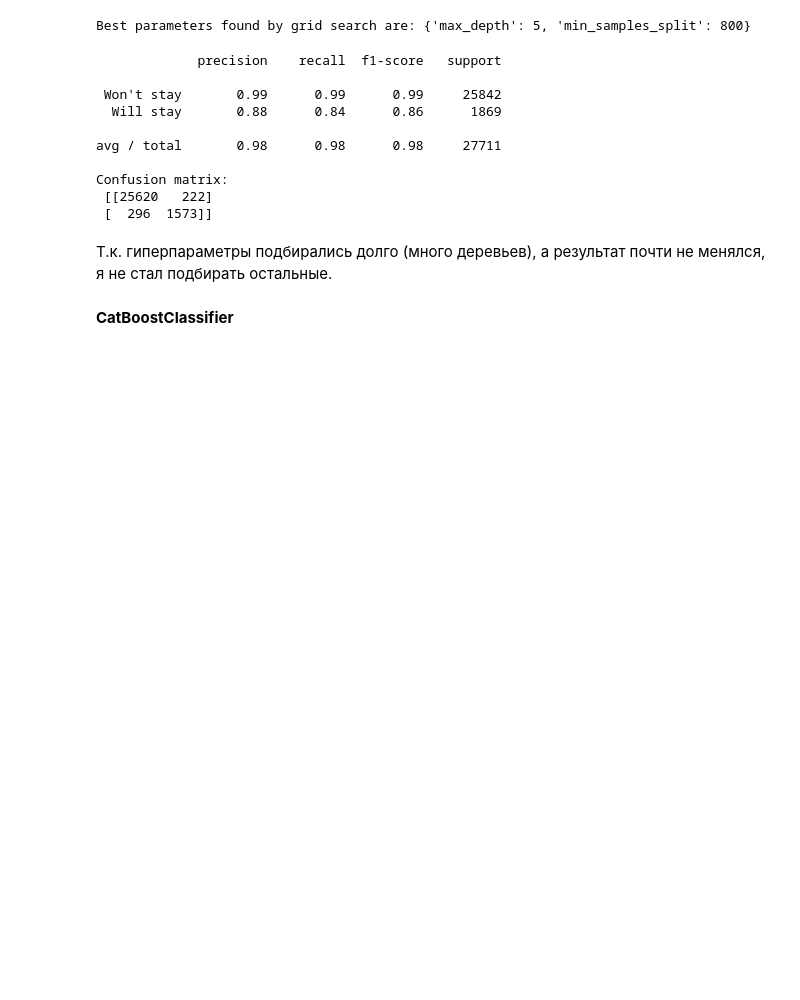
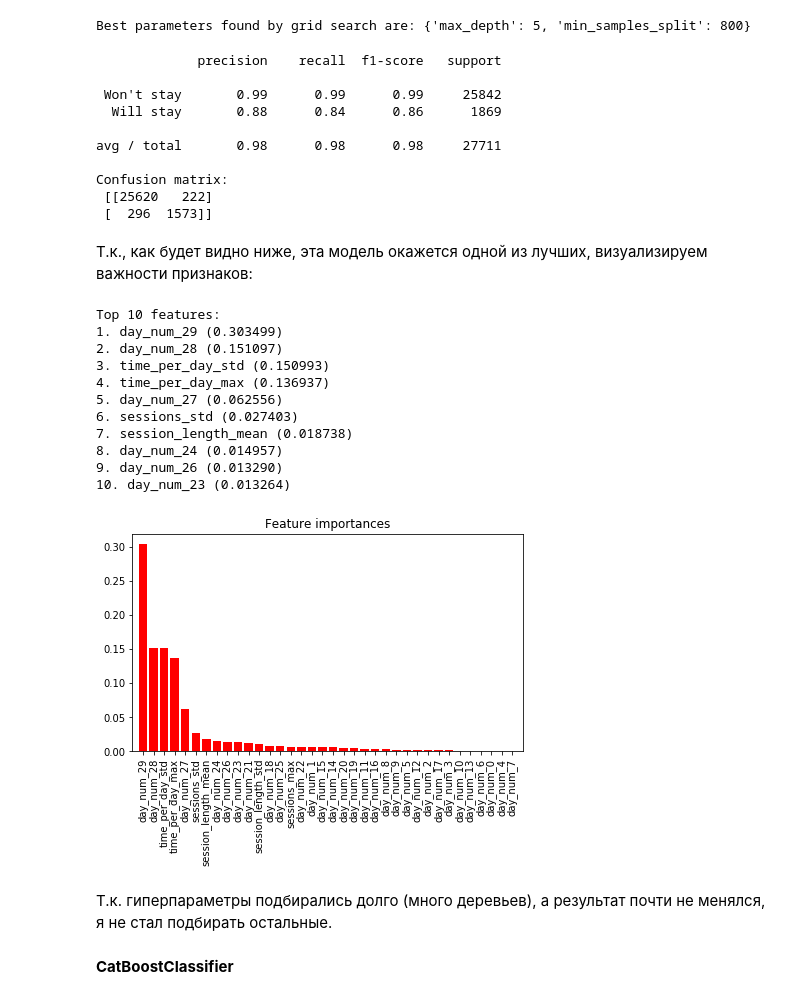
Before and after one commit to iagorshkov/Data_analysis_projects, a Jupyter notebook: Отчет.ipynb, the cells around one changed output. Drawn from its saved outputs; the diff is of its cells as text; code cells hidden in the pictures; blank space fills up the shorter version.

```diff
--- a/Отчет.ipynb
+++ b/Отчет.ipynb
@@ -256,6 +255,35 @@ avg / total       0.98      0.98      0.98     27711
 Confusion matrix:
  [[25620   222]
  [  296  1573]]
+# %% [markdown]
+Т.к., как будет видно ниже, эта модель окажется одной из лучших, визуализируем важности признаков:
+# %%
+importances = model.feature_importances_
+indices = np.argsort(importances)[::-1]
+print("Top 10 features:")
+for f in range(10):
+    print("%d. %s (%f)" % (f + 1, x_columns[indices[f]], importances[indices[f]]))
+
+plt.figure(figsize=(7,4))
+plt.title("Feature importances")
+plt.bar(range(X_train.shape[1]), importances[indices],
+       color="r", align="center")
+plt.xticks(range(X_train.shape[1]), np.array(x_columns)[indices], rotation=90)
+plt.xlim([-1, X_train.shape[1]])
+plt.show()
+# %% [output]
+Top 10 features:
+1. day_num_29 (0.303499)
+2. day_num_28 (0.151097)
+3. time_per_day_std (0.150993)
+4. time_per_day_max (0.136937)
+5. day_num_27 (0.062556)
+6. sessions_std (0.027403)
+7. session_length_mean (0.018738)
+8. day_num_24 (0.014957)
+9. day_num_26 (0.013290)
+10. day_num_23 (0.013264)
+[figure, added]
 # %% [markdown]
 Т.к. гиперпараметры подбирались долго (много деревьев), а результат почти не менялся, я не стал подбирать остальные.
 # %% [markdown]
```
Also changed, not shown: parts of 28 cells of this notebook, 1 other file.
